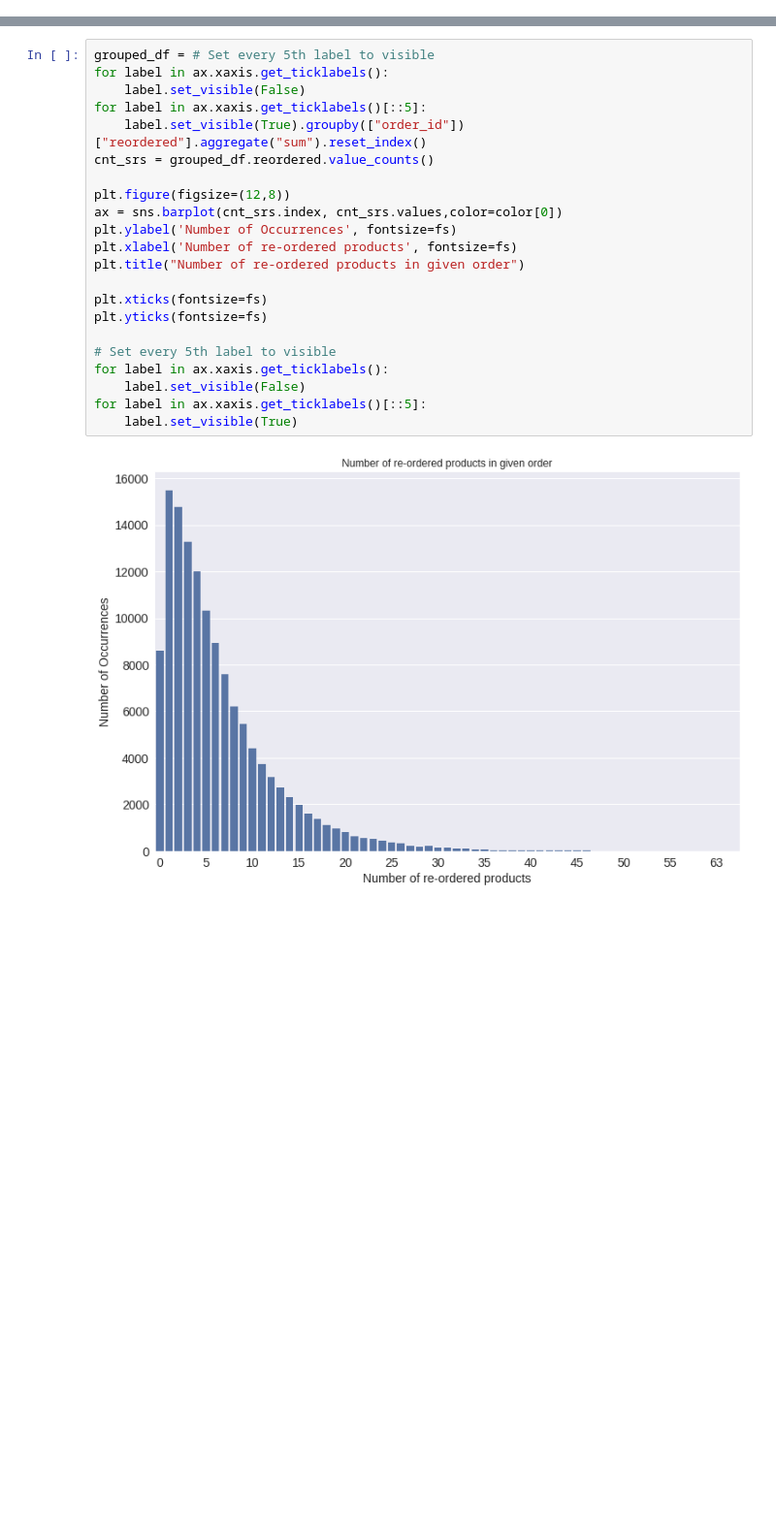
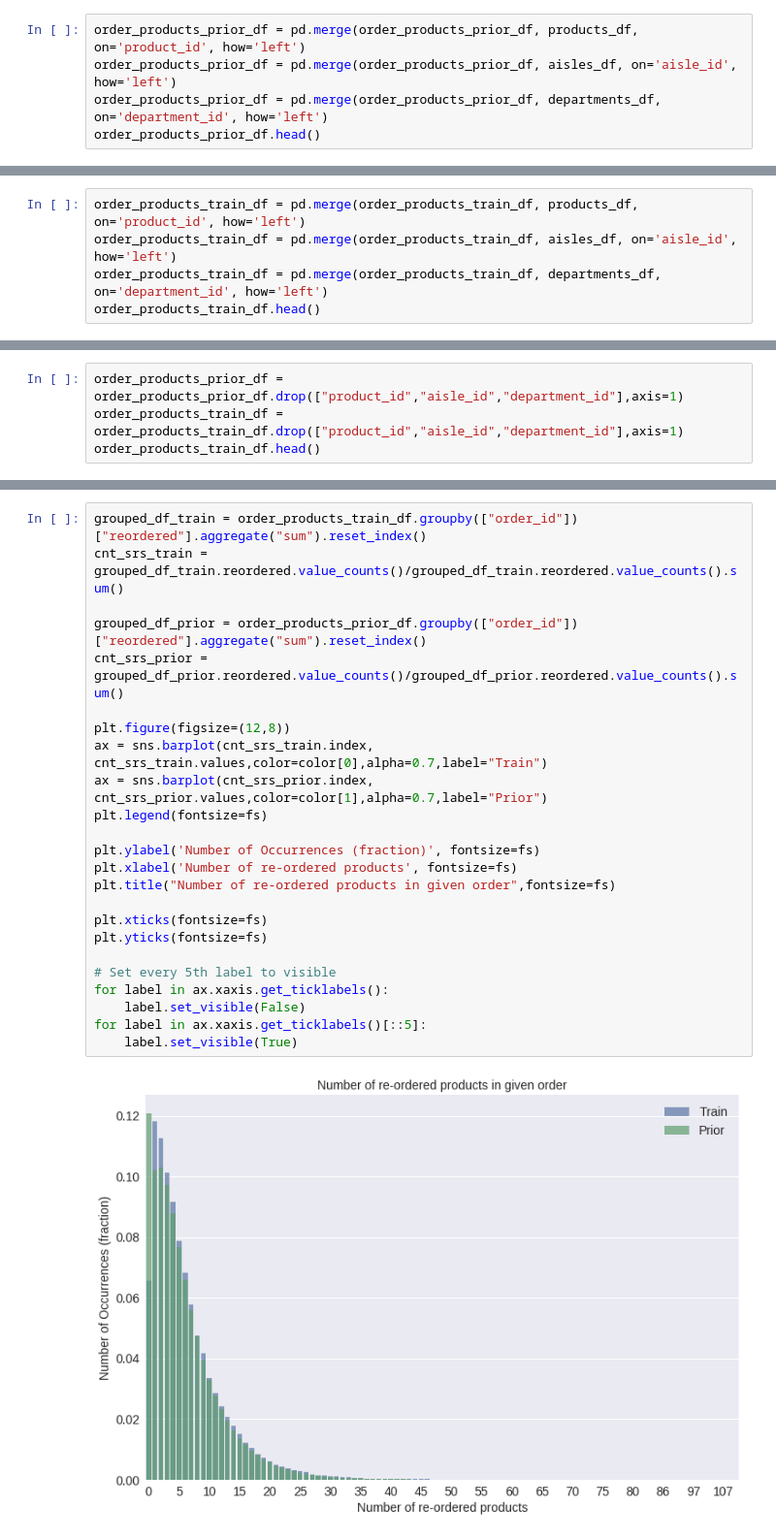
Before and after one commit to hallvardnydal/instacart, a Jupyter notebook: Exploration Notebook.ipynb, the cells around one changed output, grey strips where cells are left out. Shown at 97% size. Cells and saved outputs as stored; diff of their text form; blank space fills up the shorter version.

```diff
--- a/Exploration Notebook.ipynb
+++ b/Exploration Notebook.ipynb
@@ -88,0 +155,5 @@ Blabla
+# %%
+order_products_prior_df = pd.merge(order_products_prior_df, products_df, on='product_id', how='left')
+order_products_prior_df = pd.merge(order_products_prior_df, aisles_df, on='aisle_id', how='left')
+order_products_prior_df = pd.merge(order_products_prior_df, departments_df, on='department_id', how='left')
+order_products_prior_df.head()
@@ -88,0 +167,5 @@ Blabla
+# %%
+order_products_train_df = pd.merge(order_products_train_df, products_df, on='product_id', how='left')
+order_products_train_df = pd.merge(order_products_train_df, aisles_df, on='aisle_id', how='left')
+order_products_train_df = pd.merge(order_products_train_df, departments_df, on='department_id', how='left')
+order_products_train_df.head()
@@ -88,0 +181,4 @@ Blabla
+# %%
+order_products_prior_df = order_products_prior_df.drop(["product_id","aisle_id","department_id"],axis=1)
+order_products_train_df = order_products_train_df.drop(["product_id","aisle_id","department_id"],axis=1)
+order_products_train_df.head()
@@ -292,24 +454,26 @@ Name: reordered, dtype: float64
 # %%
-grouped_df = # Set every 5th label to visible
-for label in ax.xaxis.get_ticklabels():
-    label.set_visible(False)
-for label in ax.xaxis.get_ticklabels()[::5]:
-    label.set_visible(True).groupby(["order_id"])["reordered"].aggregate("sum").reset_index()
-cnt_srs = grouped_df.reordered.value_counts()
+grouped_df_train = order_products_train_df.groupby(["order_id"])["reordered"].aggregate("sum").reset_index()
+cnt_srs_train = grouped_df_train.reordered.value_counts()/grouped_df_train.reordered.value_counts().sum()
+
+grouped_df_prior = order_products_prior_df.groupby(["order_id"])["reordered"].aggregate("sum").reset_index()
+cnt_srs_prior = grouped_df_prior.reordered.value_counts()/grouped_df_prior.reordered.value_counts().sum()
 
 plt.figure(figsize=(12,8))
-ax = sns.barplot(cnt_srs.index, cnt_srs.values,color=color[0])
-plt.ylabel('Number of Occurrences', fontsize=fs)
+ax = sns.barplot(cnt_srs_train.index, cnt_srs_train.values,color=color[0],alpha=0.7,label="Train")
+ax = sns.barplot(cnt_srs_prior.index, cnt_srs_prior.values,color=color[1],alpha=0.7,label="Prior")
+plt.legend(fontsize=fs)
+
+plt.ylabel('Number of Occurrences (fraction)', fontsize=fs)
 plt.xlabel('Number of re-ordered products', fontsize=fs)
-plt.title("Number of re-ordered products in given order")
+plt.title("Number of re-ordered products in given order",fontsize=fs)
 
 plt.xticks(fontsize=fs)
 plt.yticks(fontsize=fs)
 
 # Set every 5th label to visible
 for label in ax.xaxis.get_ticklabels():
     label.set_visible(False)
 for label in ax.xaxis.get_ticklabels()[::5]:
     label.set_visible(True)
 # %% [output]
-[figure, old version]
+[figure, new version]
```
Also changed, not shown: parts of 68 cells of this notebook.
